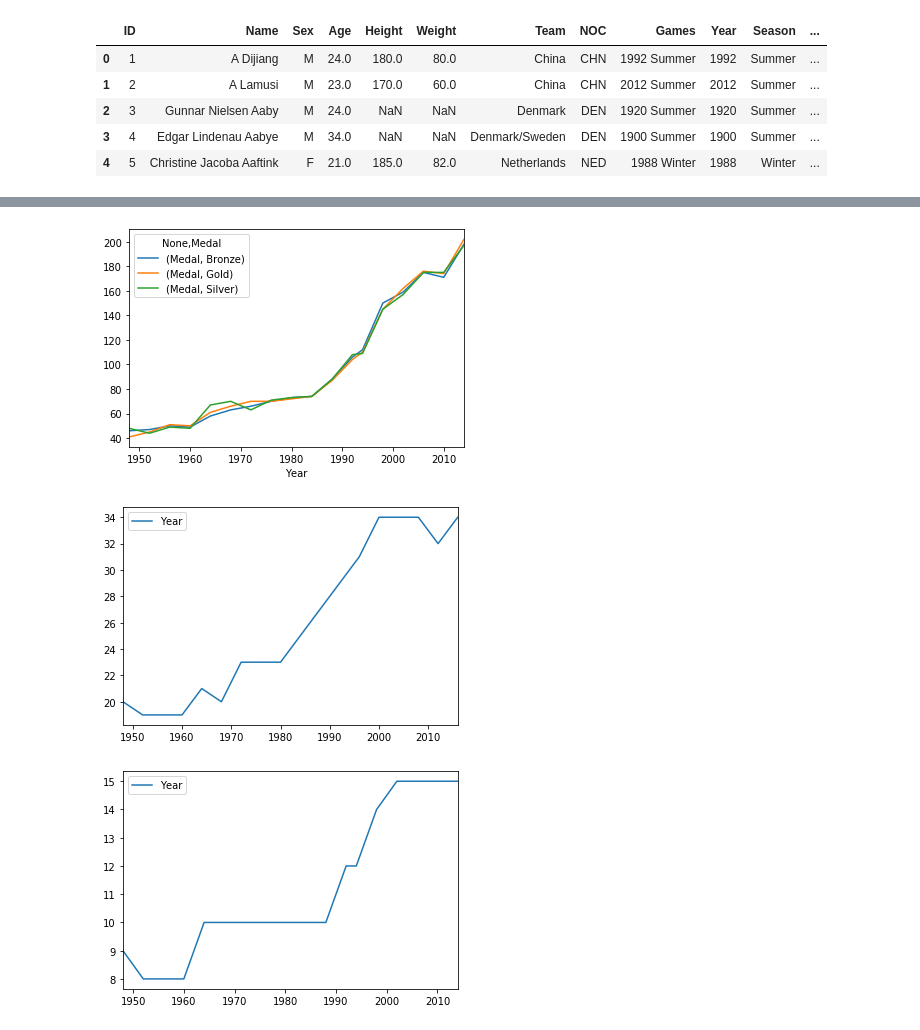
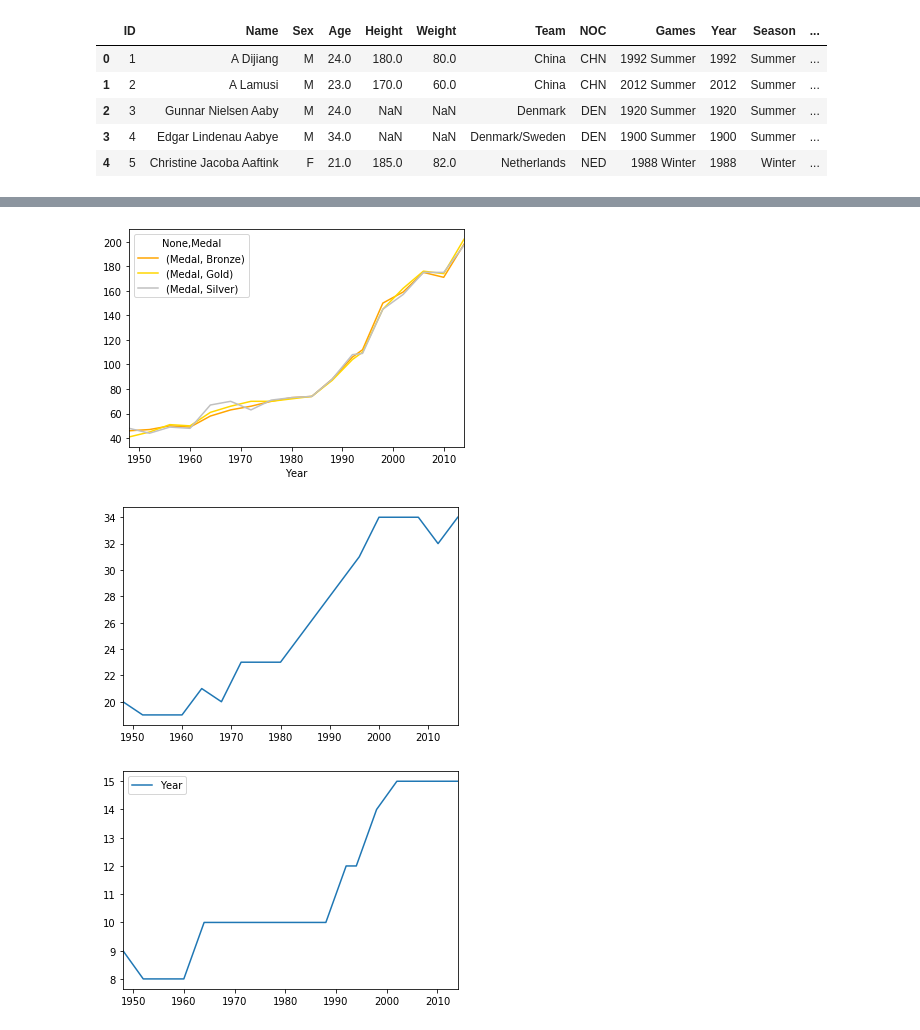
Before and after one commit to tysorensen/project1-group1, a Jupyter notebook: olympic_data.ipynb, the cells around one changed output, grey strips where cells are left out. Saved outputs shown, nothing was run; the diff lists cells and outputs as text; code cells hidden in the pictures.

```diff
--- a/olympic_data.ipynb
+++ b/olympic_data.ipynb
@@ -53,17 +53,17 @@ medal_summer_graph = medal_count_summer_df.plot.line()
 # %%
 # group winter games by country
 grouped_noc = winter_olympics.groupby(["Year"])
 grouped_noc
 
 medal_count_winter = grouped_noc["Medal"].value_counts()
 medal_count_winter
 
 medal_count_winter_df = pd.DataFrame(medal_count_winter).unstack()
 medal_count_winter_df
 
-medal_summer_graph = medal_count_winter_df.plot.line()
+medal_summer_graph = medal_count_winter_df.plot.line(color=['orange', 'gold', 'silver'])
 # %% [output]
-[figure, old version]
+[figure, new version]
 # %%
 # GROWTH OF SPORTING EVENTS BY SUMMER OLYMPIC GAMES.
 
@@ -92,9 +92,9 @@ sport_count_df = pd.DataFrame(sport_count)
 sport_count_sort = sport_count_df.sort_index()
 
 # plot line graph
-sport_line = sport_count_sort.plot.line()
+sport_line = sport_count_sort.plot.line(legend=False)
 # %% [output]
-[figure, old version]
+[figure, new version]
 # %%
 # GROWTH OF SPORTING EVENTS BY WINTER OLYMPIC GAMES.
 
```
Also changed, not shown: parts of 4 cells of this notebook.
